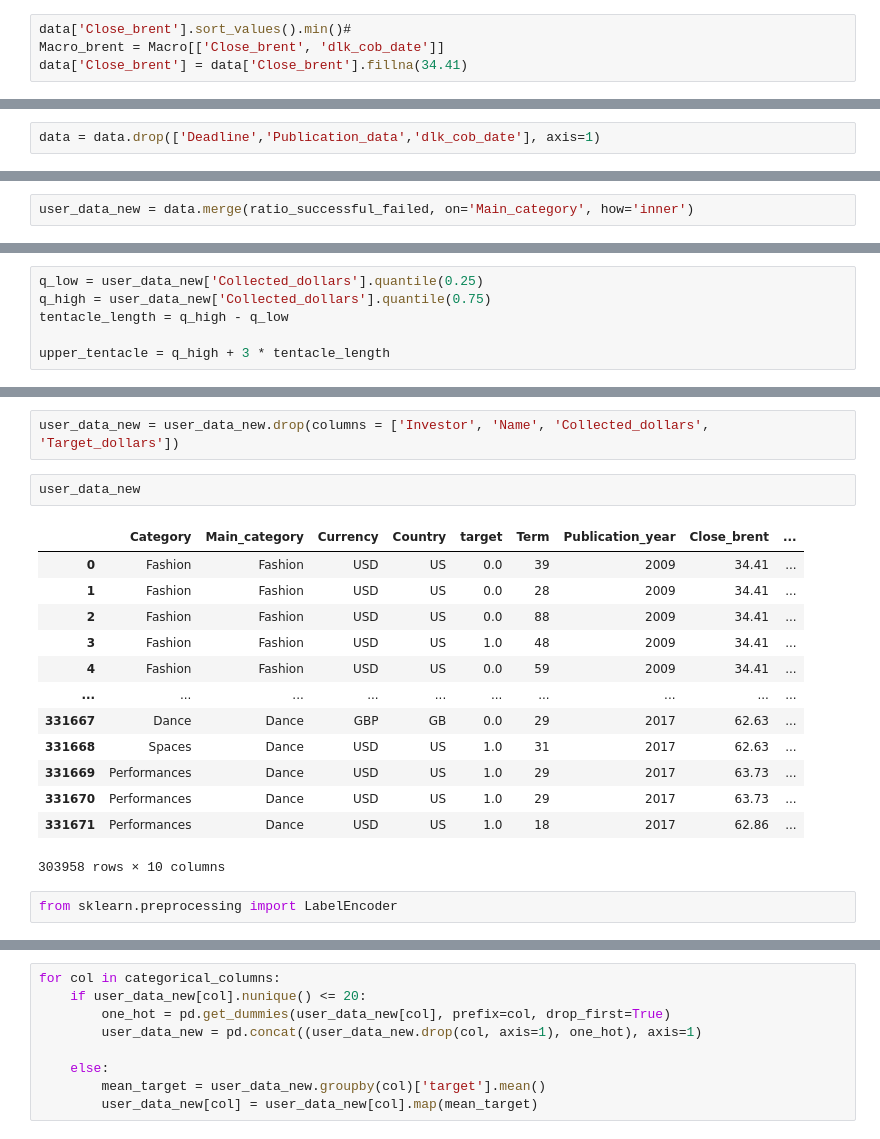
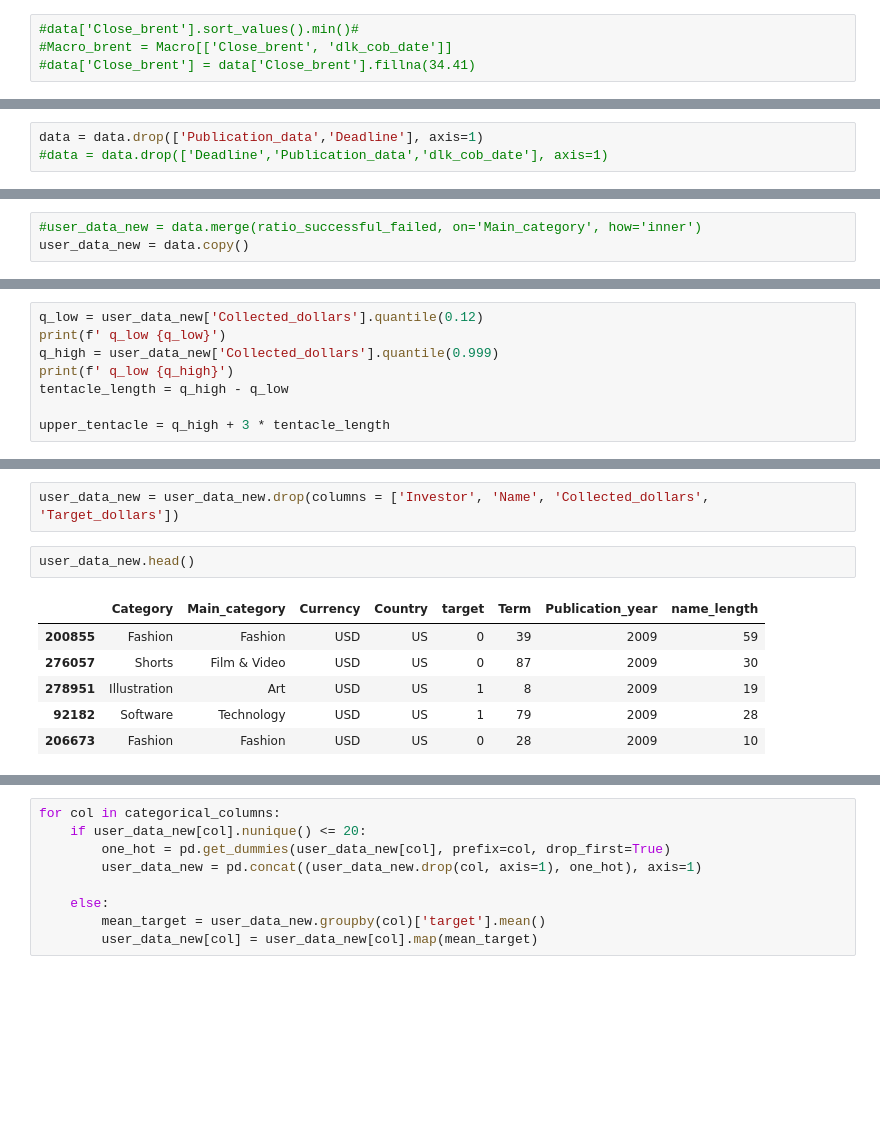
Before and after one commit to ValentinPatrakeev/ML-projects, a Jupyter notebook: KickStarter/KS.ipynb, the cells around one changed output, grey strips where cells are left out. Saved outputs shown, nothing was run; the diff lists cells and outputs as text; blank space fills up the shorter version.

```diff
--- a/KickStarter/KS.ipynb
+++ b/KickStarter/KS.ipynb
@@ -101,11 +88,12 @@ data = pd.merge(data,
 # %%
-data['Close_brent'].sort_values().min()#
-Macro_brent = Macro[['Close_brent', 'dlk_cob_date']]
-data['Close_brent'] = data['Close_brent'].fillna(34.41)
+#data['Close_brent'].sort_values().min()#
+#Macro_brent = Macro[['Close_brent', 'dlk_cob_date']]
+#data['Close_brent'] = data['Close_brent'].fillna(34.41)
 # %%
 data = data.sort_values('Publication_data') #sorted of date publication
 # %%
-data = data.drop(['Deadline','Publication_data','dlk_cob_date'], axis=1)
+data = data.drop(['Publication_data','Deadline'], axis=1)
+#data = data.drop(['Deadline','Publication_data','dlk_cob_date'], axis=1)
 # %%
 #check columns with Nan
 data.isna().sum()
@@ -352,7 +261,8 @@ ratio_successful_failed.head()
 | Dance | 1.893117 |
 | Design | 0.712164 |
 # %%
-user_data_new = data.merge(ratio_successful_failed, on='Main_category', how='inner')
+#user_data_new = data.merge(ratio_successful_failed, on='Main_category', how='inner')
+user_data_new = data.copy()
 # %%
 #work with text
 user_data_new['name_length'] = user_data_new['Name'].apply(lambda x: len(x) if isinstance(x, str) else x=='0')
@@ -395,6 +285,8 @@ plt.show()
 # %%
-q_low = user_data_new['Collected_dollars'].quantile(0.25)
-q_high = user_data_new['Collected_dollars'].quantile(0.75)
+q_low = user_data_new['Collected_dollars'].quantile(0.12)
+print(f' q_low {q_low}')
+q_high = user_data_new['Collected_dollars'].quantile(0.999)
+print(f' q_low {q_high}')
 tentacle_length = q_high - q_low
 
 upper_tentacle = q_high + 3 * tentacle_length
@@ -403,23 +305,14 @@ user_data_new = user_data_new[user_data_new['Collected_dollars']<upper_tentacle]
 # %%
 user_data_new = user_data_new.drop(columns = ['Investor', 'Name', 'Collected_dollars', 'Target_dollars'])
 # %%
-user_data_new
+user_data_new.head()
 # %% [output]
-|  | Category | Main_category | Currency | Country | target | Term | Publication_year | Close_brent | ... |
-| 0 | Fashion | Fashion | USD | US | 0.0 | 39 | 2009 | 34.41 | ... |
-| 1 | Fashion | Fashion | USD | US | 0.0 | 28 | 2009 | 34.41 | ... |
-| 2 | Fashion | Fashion | USD | US | 0.0 | 88 | 2009 | 34.41 | ... |
-| 3 | Fashion | Fashion | USD | US | 1.0 | 48 | 2009 | 34.41 | ... |
-| 4 | Fashion | Fashion | USD | US | 0.0 | 59 | 2009 | 34.41 | ... |
-| ... | ... | ... | ... | ... | ... | ... | ... | ... | ... |
-| 331667 | Dance | Dance | GBP | GB | 0.0 | 29 | 2017 | 62.63 | ... |
-| 331668 | Spaces | Dance | USD | US | 1.0 | 31 | 2017 | 62.63 | ... |
-| 331669 | Performances | Dance | USD | US | 1.0 | 29 | 2017 | 63.73 | ... |
-| 331670 | Performances | Dance | USD | US | 1.0 | 29 | 2017 | 63.73 | ... |
-| 331671 | Performances | Dance | USD | US | 1.0 | 18 | 2017 | 62.86 | ... |
+|  | Category | Main_category | Currency | Country | target | Term | Publication_year | name_length |
+| 200855 | Fashion | Fashion | USD | US | 0 | 39 | 2009 | 59 |
+| 276057 | Shorts | Film & Video | USD | US | 0 | 87 | 2009 | 30 |
+| 278951 | Illustration | Art | USD | US | 1 | 8 | 2009 | 19 |
+| 92182 | Software | Technology | USD | US | 1 | 79 | 2009 | 28 |
+| 206673 | Fashion | Fashion | USD | US | 0 | 28 | 2009 | 10 |
-303958 rows × 10 columns
-# %%
-from sklearn.preprocessing import LabelEncoder
 # %%
 categorical_columns = user_data_new.loc[:,user_data_new.dtypes==np.object].columns
 user_data_new[categorical_columns].head(2)
```
Also changed, not shown: parts of 46 cells of this notebook, 4 other files.
